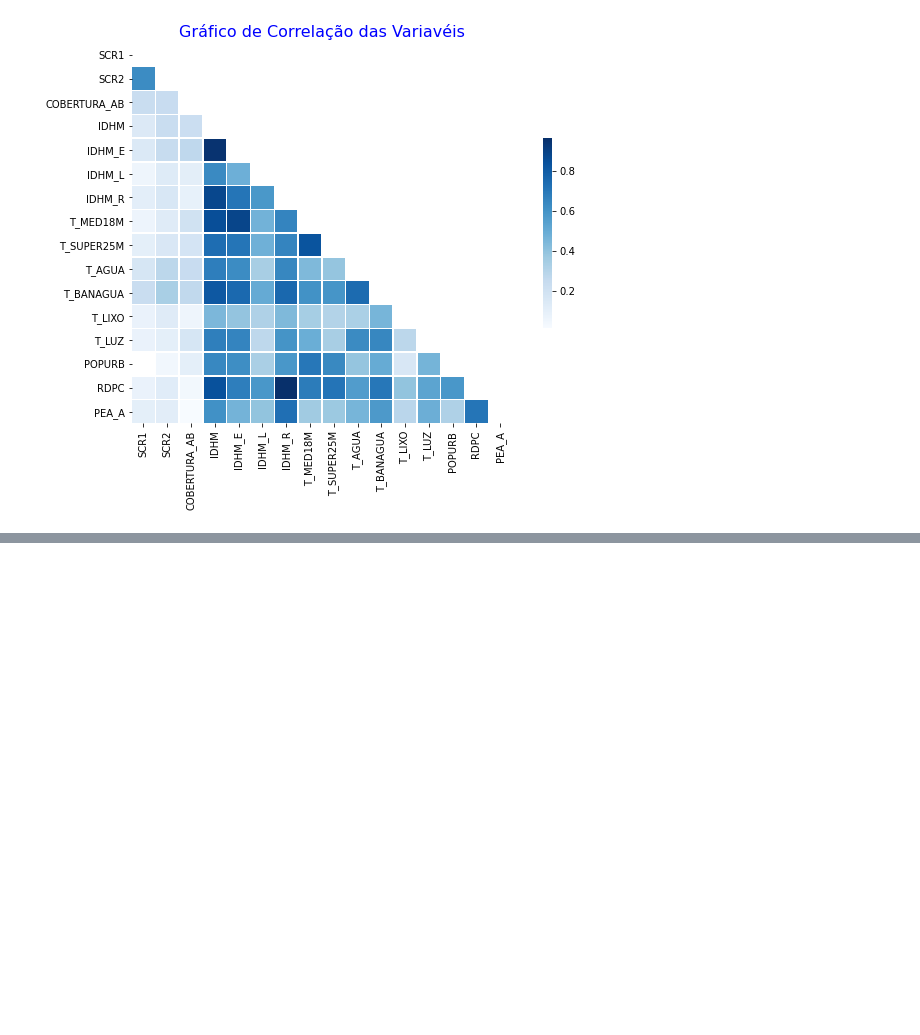
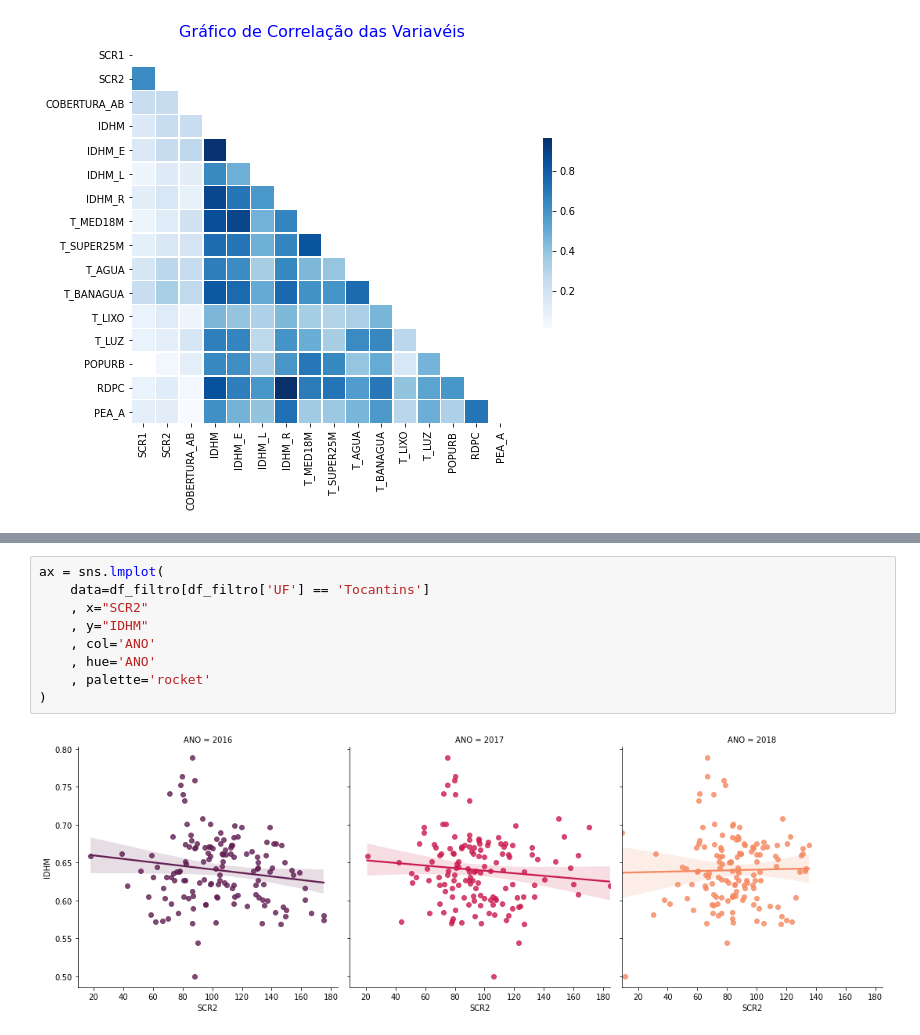
Before and after one commit to lucasmbribeiro/estudos-ciencia-dados, a Jupyter notebook: Open Data Day 2021/AED_Final.ipynb, the cells around one changed output, grey strips where cells are left out. Cells and saved outputs as stored; diff of their text form; blank space fills up the shorter version.

```diff
--- a/Open Data Day 2021/AED_Final.ipynb
+++ b/Open Data Day 2021/AED_Final.ipynb
@@ -58,0 +94,11 @@ fig.show()
+# %%
+ax = sns.lmplot(
+    data=df_filtro[df_filtro['UF'] == 'Tocantins']
+    , x="SCR2"
+    , y="IDHM"
+    , col='ANO'
+    , hue='ANO'
+    , palette='rocket'
+)
+# %% [output]
+[figure, added]
```
Also changed, not shown: parts of 29 cells of this notebook, 1 other file.
